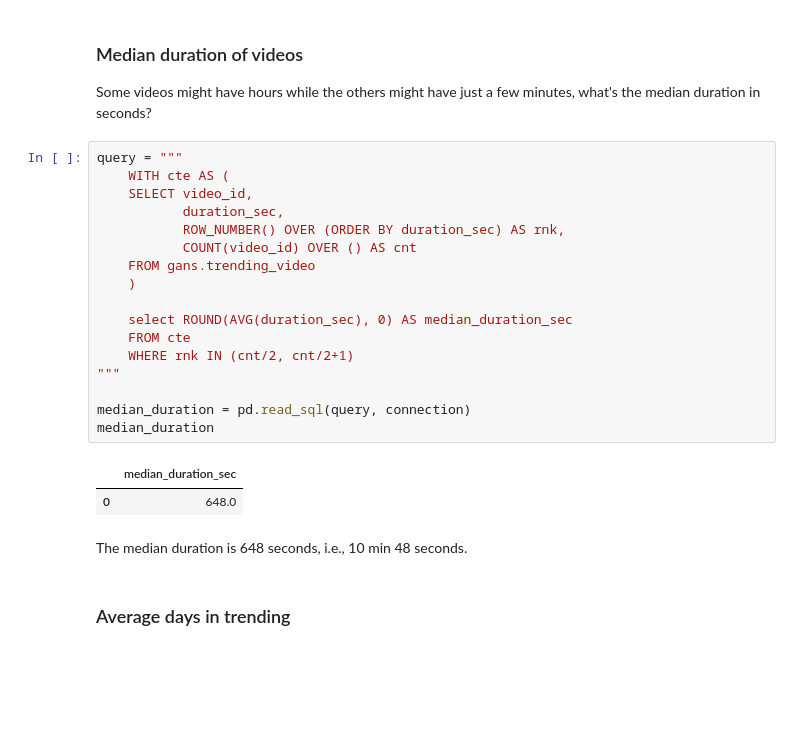
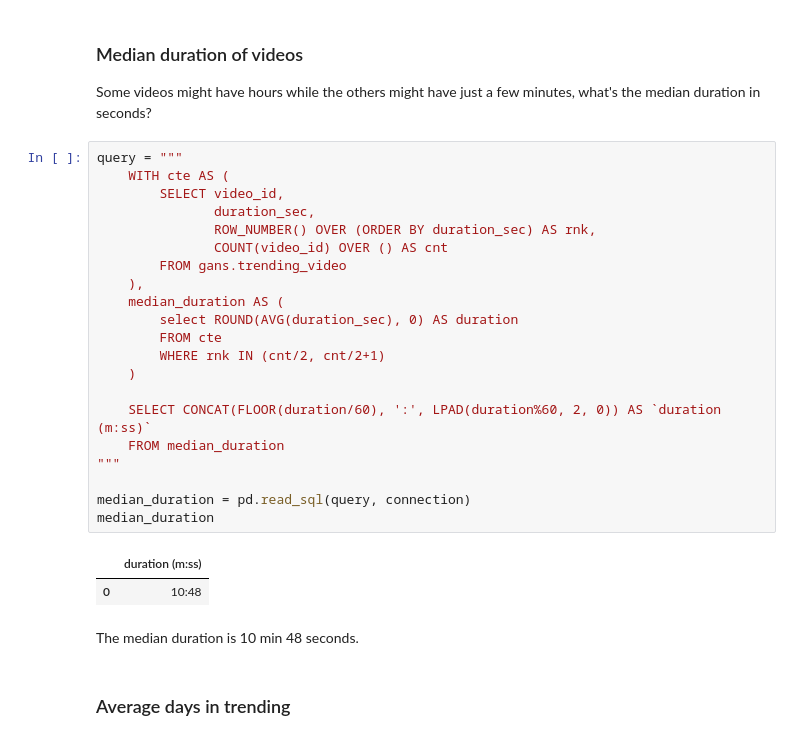
Before and after one commit to eeliuqin/Youtube-Trending-Videos-Pipeline-and-Analysis, a Jupyter notebook: data-analysis-using-sql.ipynb, the cells around one changed output. Saved outputs shown, nothing was run; the diff lists cells and outputs as text; blank space fills up the shorter version.

```diff
--- a/data-analysis-using-sql.ipynb
+++ b/data-analysis-using-sql.ipynb
@@ -199,25 +199,29 @@ Some videos might have hours while the others might have just a few minutes, wha
 # %%
 query = """
     WITH cte AS (
-    SELECT video_id,
-           duration_sec,
-           ROW_NUMBER() OVER (ORDER BY duration_sec) AS rnk,
-           COUNT(video_id) OVER () AS cnt
-    FROM gans.trending_video
+        SELECT video_id,
+               duration_sec,
+               ROW_NUMBER() OVER (ORDER BY duration_sec) AS rnk,
+               COUNT(video_id) OVER () AS cnt
+        FROM gans.trending_video
+    ),
+    median_duration AS (
+        select ROUND(AVG(duration_sec), 0) AS duration
+        FROM cte
+        WHERE rnk IN (cnt/2, cnt/2+1)
     )
 
-    select ROUND(AVG(duration_sec), 0) AS median_duration_sec
-    FROM cte
-    WHERE rnk IN (cnt/2, cnt/2+1)
+    SELECT CONCAT(FLOOR(duration/60), ':', LPAD(duration%60, 2, 0)) AS `duration (m:ss)`
+    FROM median_duration
 """
 
 median_duration = pd.read_sql(query, connection)
 median_duration
 # %% [output]
-|  | median_duration_sec |
-| 0 | 648.0 |
+|  | duration (m:ss) |
+| 0 | 10:48 |
 # %% [markdown]
-The median duration is 648 seconds, i.e., 10 min 48 seconds.
+The median duration is 10 min 48 seconds.
 # %% [markdown]
 ### Average days in trending
 # %%
```
Also changed, not shown: 2 other files.
